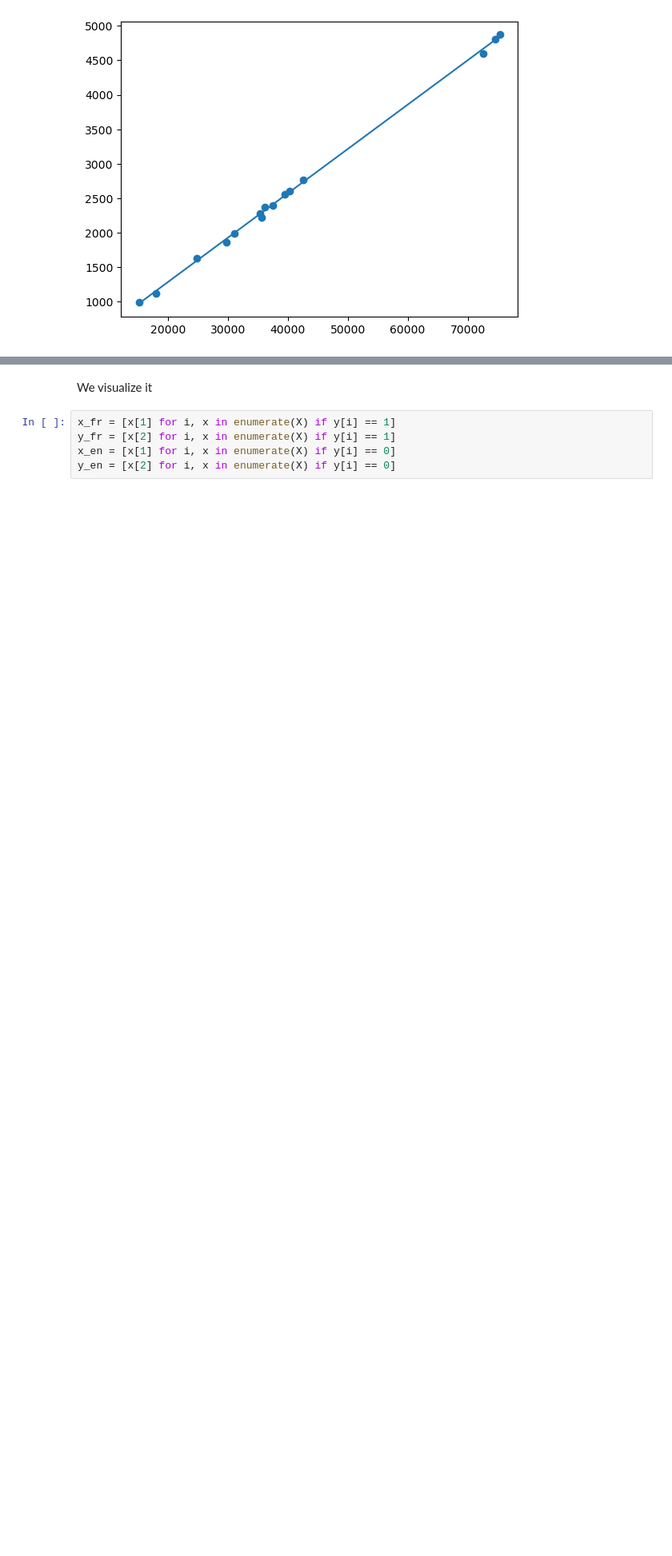
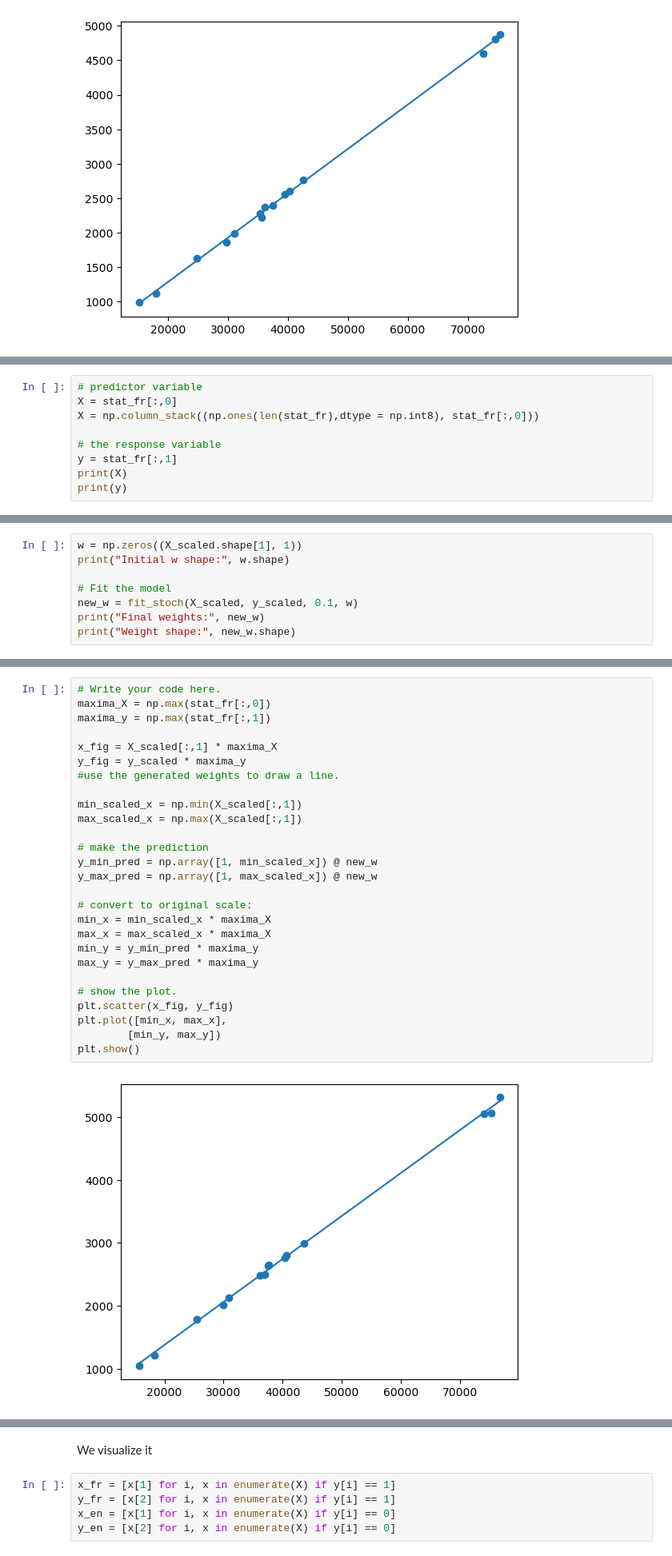
Before and after one commit to Trunghoang21/AI_assignment_3-, a Jupyter notebook: assignments/ai_lab_perceptron_students.ipynb, the cells around one changed output, grey strips where cells are left out. Shown at 80% size. Cells and saved outputs as stored; diff of their text form; blank space fills up the shorter version.

```diff
--- a/assignments/ai_lab_perceptron_students.ipynb
+++ b/assignments/ai_lab_perceptron_students.ipynb
@@ -387,0 +390,9 @@ plt.show()
+# %%
+# predictor variable
+X = stat_fr[:,0]
+X = np.column_stack((np.ones(len(stat_fr),dtype = np.int8), stat_fr[:,0]))
+
+# the response variable
+y = stat_fr[:,1]
+print(X)
+print(y)
@@ -387,0 +527,8 @@ plt.show()
+# %%
+w = np.zeros((X_scaled.shape[1], 1))
+print("Initial w shape:", w.shape)
+
+# Fit the model
+new_w = fit_stoch(X_scaled, y_scaled, 0.1, w)
+print("Final weights:", new_w)
+print("Weight shape:", new_w.shape)
@@ -388,3 +542,32 @@ plt.show()
+# %%
+# Write your code here.
+maxima_X = np.max(stat_fr[:,0])
+maxima_y = np.max(stat_fr[:,1])
+
+x_fig = X_scaled[:,1] * maxima_X
+y_fig = y_scaled * maxima_y
+#use the generated weights to draw a line.
+
+min_scaled_x = np.min(X_scaled[:,1])
+max_scaled_x = np.max(X_scaled[:,1])
+
+# make the prediction
+y_min_pred = np.array([1, min_scaled_x]) @ new_w
+y_max_pred = np.array([1, max_scaled_x]) @ new_w
+
+# convert to original scale:
+min_x = min_scaled_x * maxima_X
+max_x = max_scaled_x * maxima_X
+min_y = y_min_pred * maxima_y
+max_y = y_max_pred * maxima_y
+
+# show the plot.
+plt.scatter(x_fig, y_fig)
+plt.plot([min_x, max_x],
+        [min_y, max_y])
+plt.show()
+# %% [output]
+[figure, added]
 # %% [markdown]
 ### A solution to linear regression
 
```
Also changed, not shown: parts of 11 cells of this notebook, 1 other file.
